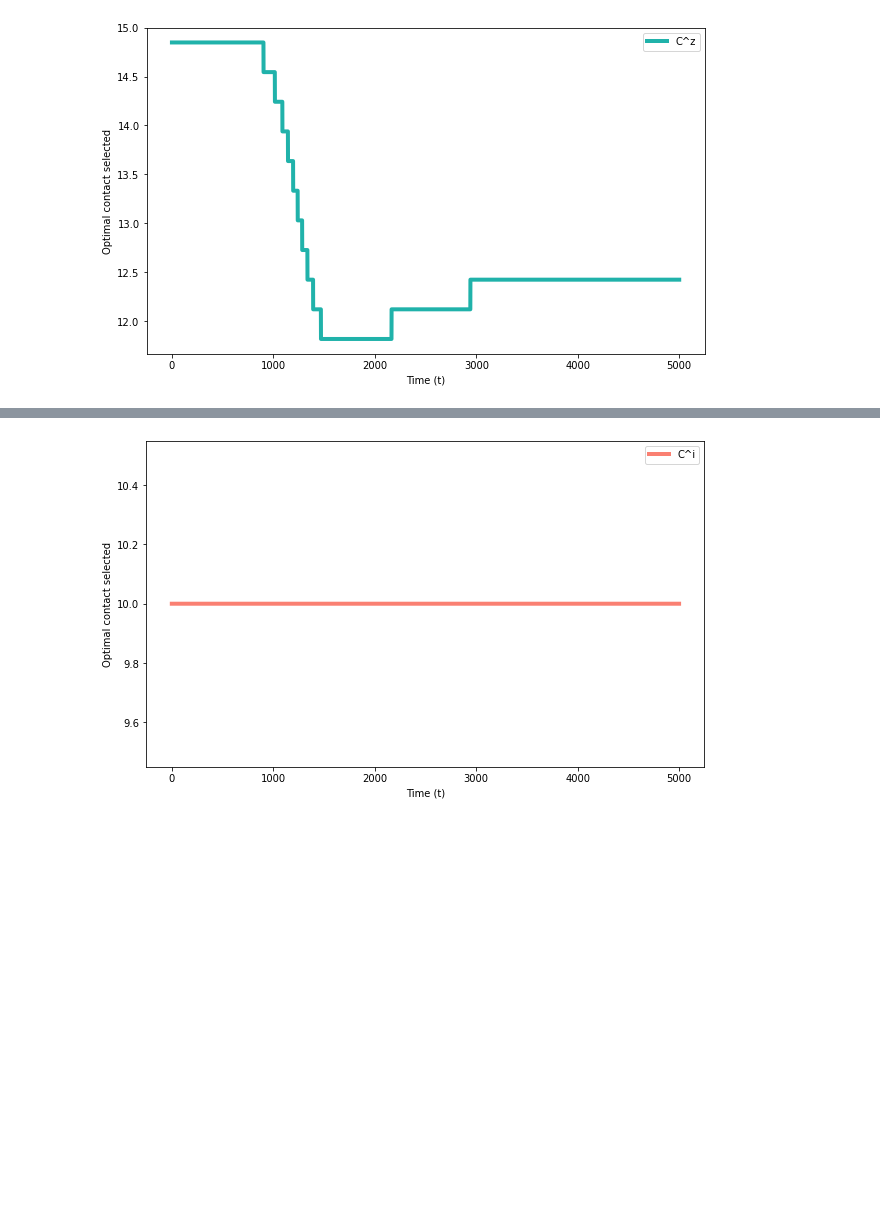
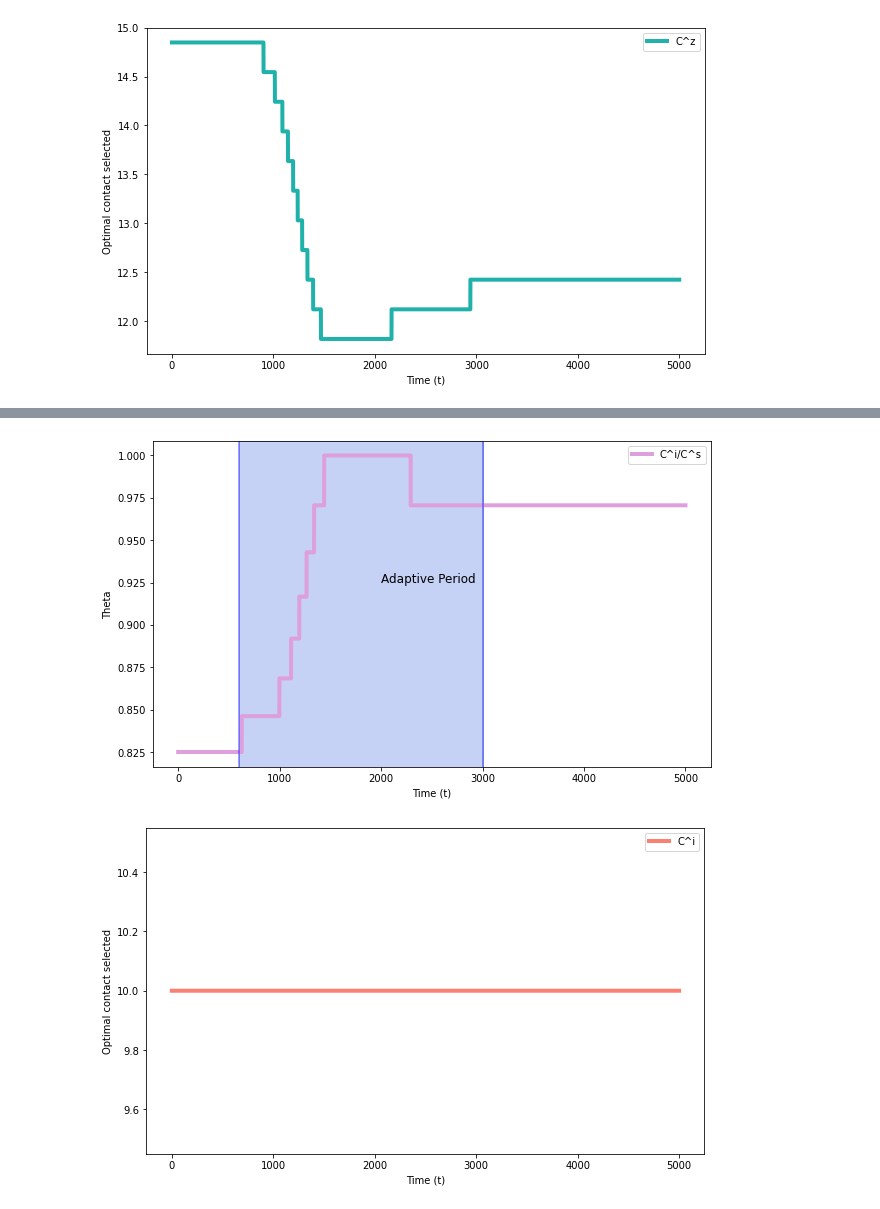
Before and after one commit to JimmyCalvoMonge/adaptive, a Jupyter notebook: design/adaptive/adaptive_use.ipynb, the cells around one changed output, grey strips where cells are left out. Saved outputs shown, nothing was run; the diff lists cells and outputs as text; code cells hidden in the pictures; blank space fills up the shorter version.

```diff
--- a/design/adaptive/adaptive_use.ipynb
+++ b/design/adaptive/adaptive_use.ipynb
@@ -192,3 +239,19 @@ plt.show()
+# %%
+fig, ax = plt.subplots()
+ax.plot(np.linspace(0, instance_adaptive.t_max, len(cs_unistep)), kappas,
+         'plum', label="C^i/C^s", linewidth=4, )
+ax.axvline(x = 600, color = 'b', alpha=0.5)
+ax.axvline(x = 3000, color = 'b', alpha=0.5)
+ax.axvspan(600, 3000, alpha=0.3, color='royalblue')
+
+ax.text(2000, 0.925, r'Adaptive Period', fontsize=12)
+plt.xlabel("Time (t)")
+plt.ylabel("Theta")
+plt.legend(loc = "upper right")
+plt.rcParams["figure.figsize"] = (10,6)
+plt.show()
+# %% [output]
+[figure, added]
 # %%
 Cs = instance_adaptive.ci_history
 cs_unistep = []
```
Also changed, not shown: parts of 12 cells of this notebook, 7 other files.
